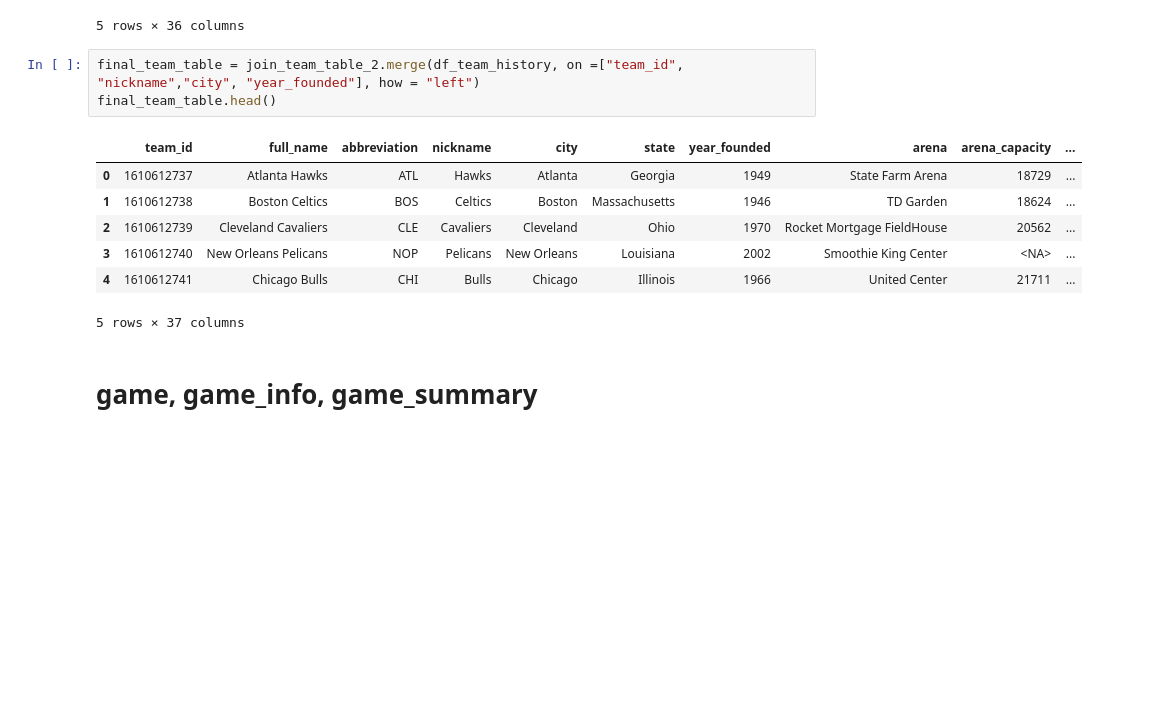
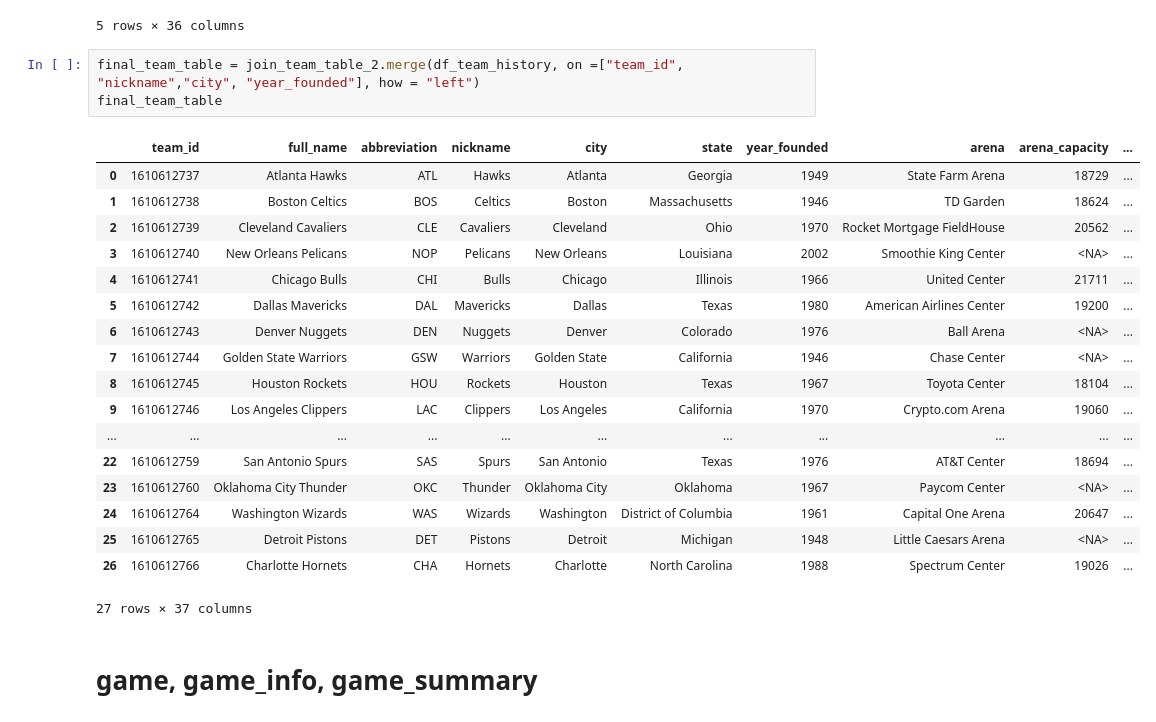
Before and after one commit to mdrhmn48/nba_data_analysis, a Jupyter notebook: nba_pandas.ipynb, the cells around one changed output. Drawn from its saved outputs; the diff is of its cells as text; blank space fills up the shorter version.

```diff
--- a/nba_pandas.ipynb
+++ b/nba_pandas.ipynb
@@ -200,15 +216,26 @@ join_team_table_2.head()
 5 rows × 36 columns
 # %%
 final_team_table = join_team_table_2.merge(df_team_history, on =["team_id", "nickname","city", "year_founded"], how = "left")
-final_team_table.head()
+final_team_table
 # %% [output]
 |  | team_id | full_name | abbreviation | nickname | city | state | year_founded | arena | arena_capacity | ... |
 | 0 | 1610612737 | Atlanta Hawks | ATL | Hawks | Atlanta | Georgia | 1949 | State Farm Arena | 18729 | ... |
 | 1 | 1610612738 | Boston Celtics | BOS | Celtics | Boston | Massachusetts | 1946 | TD Garden | 18624 | ... |
 | 2 | 1610612739 | Cleveland Cavaliers | CLE | Cavaliers | Cleveland | Ohio | 1970 | Rocket Mortgage FieldHouse | 20562 | ... |
 | 3 | 1610612740 | New Orleans Pelicans | NOP | Pelicans | New Orleans | Louisiana | 2002 | Smoothie King Center | <NA> | ... |
 | 4 | 1610612741 | Chicago Bulls | CHI | Bulls | Chicago | Illinois | 1966 | United Center | 21711 | ... |
+| 5 | 1610612742 | Dallas Mavericks | DAL | Mavericks | Dallas | Texas | 1980 | American Airlines Center | 19200 | ... |
+| 6 | 1610612743 | Denver Nuggets | DEN | Nuggets | Denver | Colorado | 1976 | Ball Arena | <NA> | ... |
+| 7 | 1610612744 | Golden State Warriors | GSW | Warriors | Golden State | California | 1946 | Chase Center | <NA> | ... |
+| 8 | 1610612745 | Houston Rockets | HOU | Rockets | Houston | Texas | 1967 | Toyota Center | 18104 | ... |
+| 9 | 1610612746 | Los Angeles Clippers | LAC | Clippers | Los Angeles | California | 1970 | Crypto.com Arena | 19060 | ... |
+| ... | ... | ... | ... | ... | ... | ... | ... | ... | ... | ... |
+| 22 | 1610612759 | San Antonio Spurs | SAS | Spurs | San Antonio | Texas | 1976 | AT&T Center | 18694 | ... |
+| 23 | 1610612760 | Oklahoma City Thunder | OKC | Thunder | Oklahoma City | Oklahoma | 1967 | Paycom Center | <NA> | ... |
+| 24 | 1610612764 | Washington Wizards | WAS | Wizards | Washington | District of Columbia | 1961 | Capital One Arena | 20647 | ... |
+| 25 | 1610612765 | Detroit Pistons | DET | Pistons | Detroit | Michigan | 1948 | Little Caesars Arena | <NA> | ... |
+| 26 | 1610612766 | Charlotte Hornets | CHA | Hornets | Charlotte | North Carolina | 1988 | Spectrum Center | 19026 | ... |
-5 rows × 37 columns
+27 rows × 37 columns
 # %% [markdown]
 # game, game_info, game_summary
 # %% [markdown]
```
Also changed, not shown: parts of 5 cells of this notebook.
